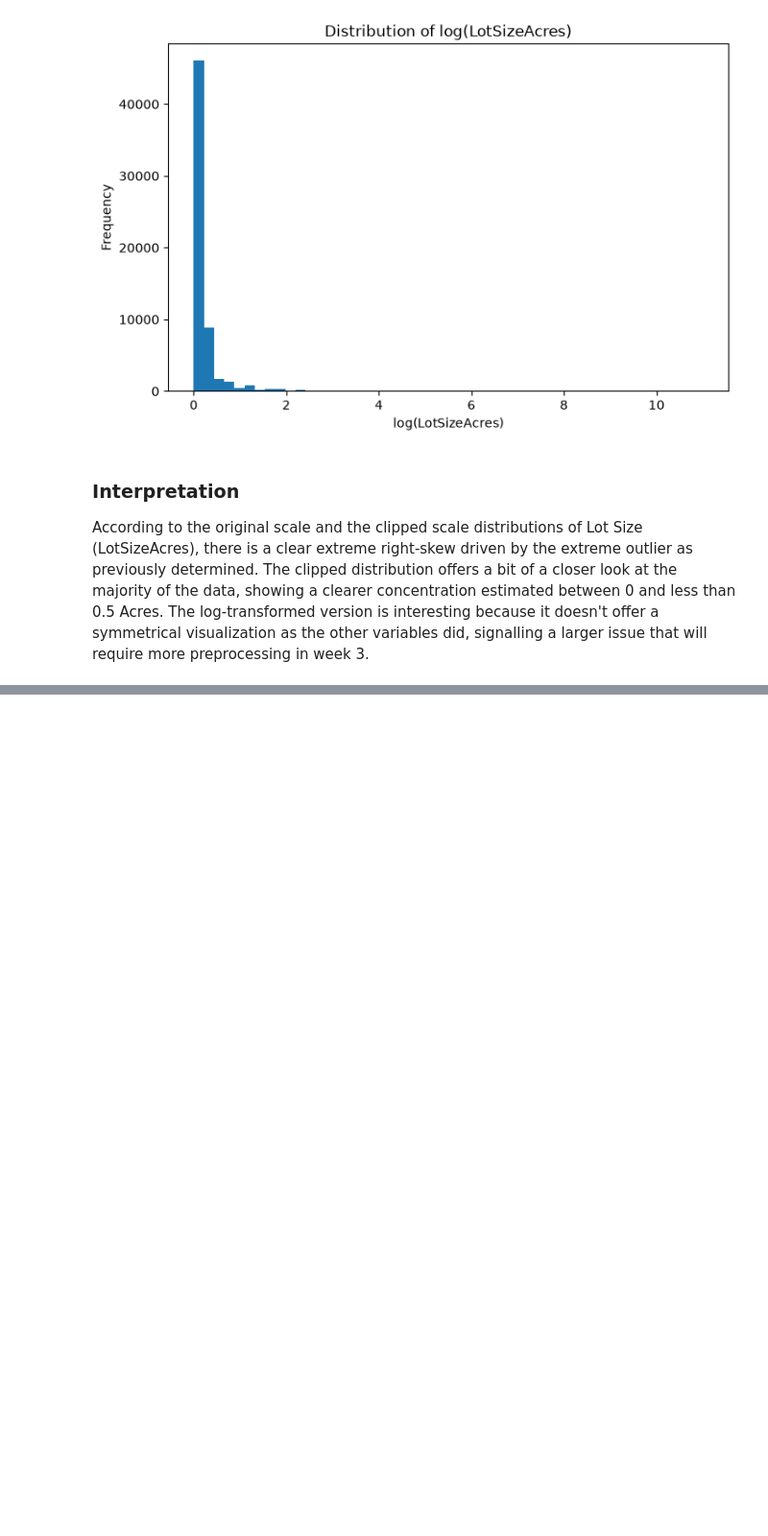
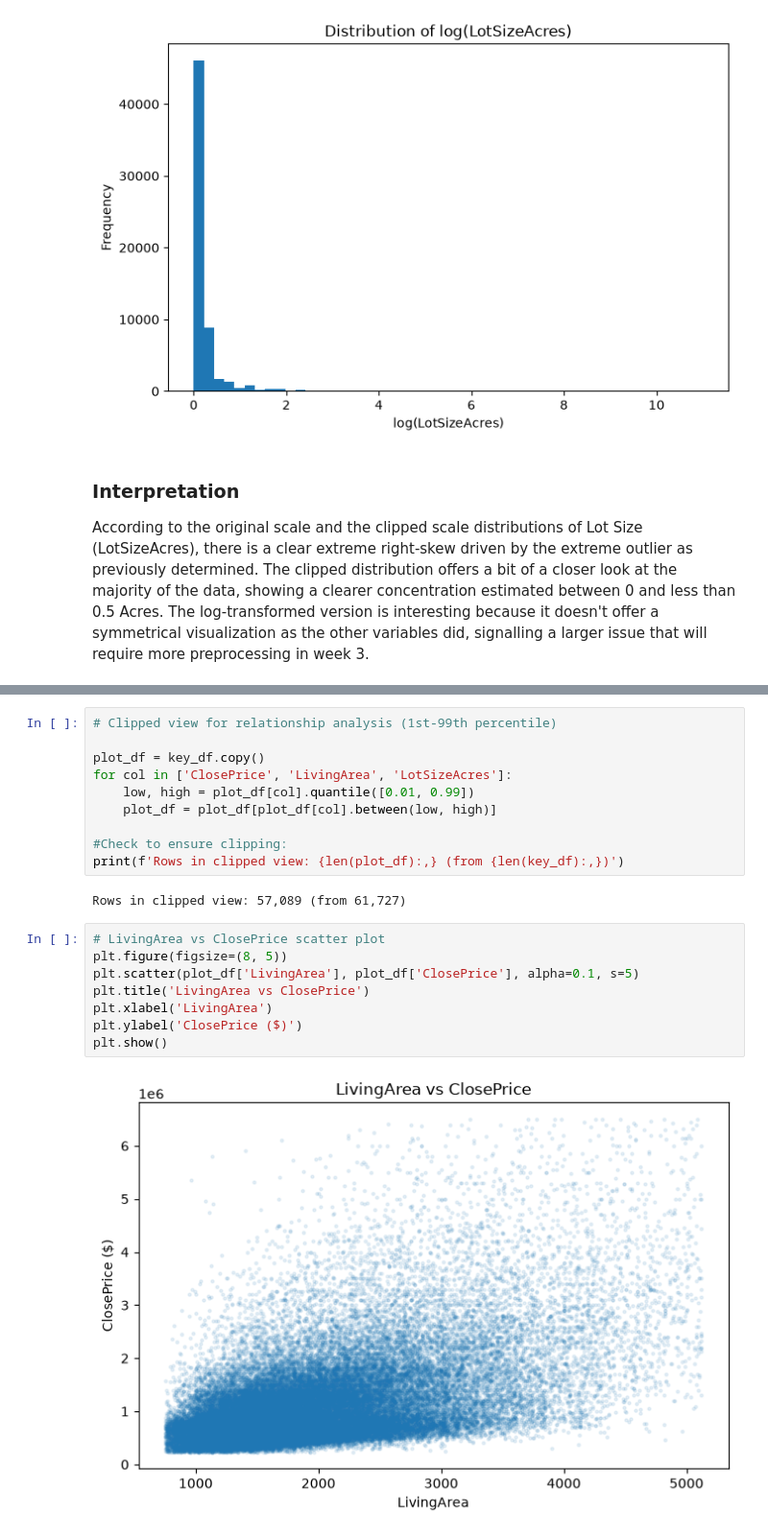
Before and after one commit to iviang/IDX-Exchange-DS-2026, a Jupyter notebook: Deliverables/Week 2/01_exploration.ipynb, the cells around one changed output, grey strips where cells are left out. Shown at 96% size. Drawn from its saved outputs; the diff is of its cells as text; blank space fills up the shorter version.

```diff
--- a/Deliverables/Week 2/01_exploration.ipynb
+++ b/Deliverables/Week 2/01_exploration.ipynb
@@ -471,0 +491,22 @@ According to the original scale and the clipped scale distributions of Lot Size
+# %%
+# Clipped view for relationship analysis (1st-99th percentile)
+
+plot_df = key_df.copy()
+for col in ['ClosePrice', 'LivingArea', 'LotSizeAcres']:
+    low, high = plot_df[col].quantile([0.01, 0.99])
+    plot_df = plot_df[plot_df[col].between(low, high)]
+
+#Check to ensure clipping:
+print(f'Rows in clipped view: {len(plot_df):,} (from {len(key_df):,})')
+# %% [output]
+Rows in clipped view: 57,089 (from 61,727)
+# %%
+# LivingArea vs ClosePrice scatter plot
+plt.figure(figsize=(8, 5))
+plt.scatter(plot_df['LivingArea'], plot_df['ClosePrice'], alpha=0.1, s=5)
+plt.title('LivingArea vs ClosePrice')
+plt.xlabel('LivingArea')
+plt.ylabel('ClosePrice ($)')
+plt.show()
+# %% [output]
+[figure, added]
```
Also changed, not shown: parts of 16 cells of this notebook, 1 other file.
